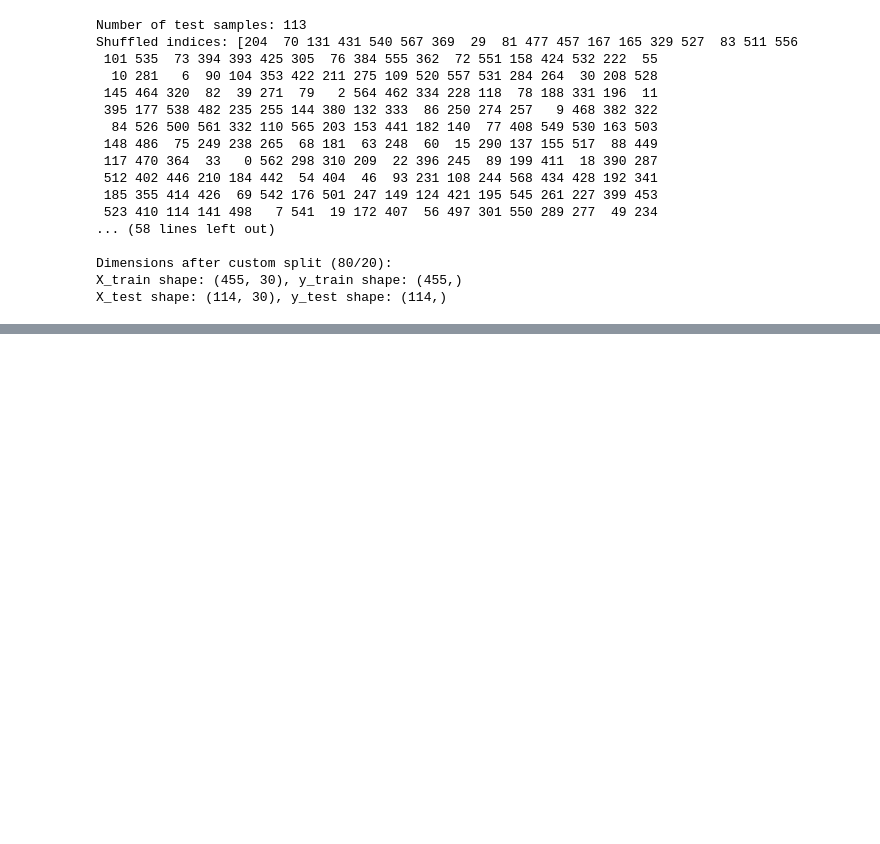
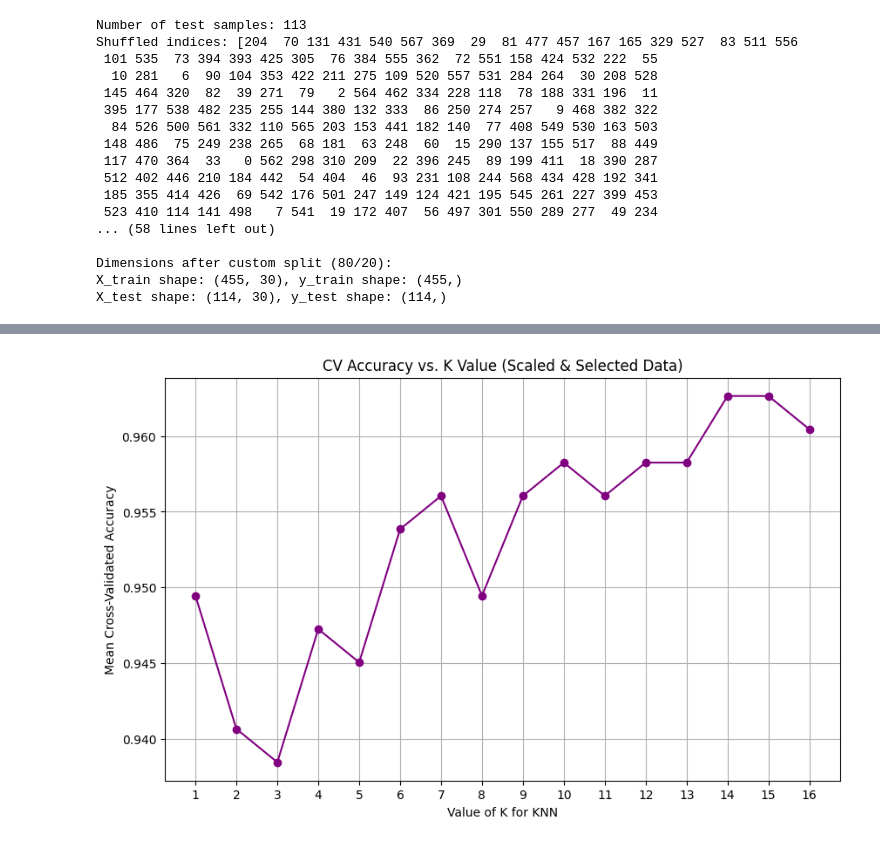
Before and after one commit to Fontiegow/UT-Master-of-AI, a Jupyter notebook: ML/HW/HW1/Q1/1_verbose.ipynb, the cells around one changed output, grey strips where cells are left out. Saved outputs shown, nothing was run; the diff lists cells and outputs as text; code cells hidden in the pictures; blank space fills up the shorter version.

```diff
--- a/ML/HW/HW1/Q1/1_verbose.ipynb
+++ b/ML/HW/HW1/Q1/1_verbose.ipynb
@@ -127,0 +447,96 @@ X_test shape: (114, 30), y_test shape: (114,)
+# %%
+# --- 1. Custom Correlation ---
+def custom_corr_matrix(X_data):
+    n_features = X_data.shape[1]
+    corr_matrix = np.zeros((n_features, n_features))
+
+    for i in range(n_features):
+        for j in range(n_features):
+            col_i = X_data[:, i]
+            col_j = X_data[:, j]
+
+            mean_i = np.mean(col_i)
+            mean_j = np.mean(col_j)
+            std_i = np.std(col_i)
+            std_j = np.std(col_j)
+
+            covariance = np.mean((col_i - mean_i) * (col_j - mean_j))
+
+            if std_i * std_j == 0:
+                rho = 0.0
+            else:
+                rho = covariance / (std_i * std_j)
+
+            corr_matrix[i, j] = rho
+            corr_matrix[j, i] = rho  # Symmetric matrix
+
+    return corr_matrix
+
+# --- 2. Feature Grouping and Selection ---
+mean_indices = list(range(10))
+se_indices = list(range(10, 20))
+worst_indices = list(range(20, 30))
+print("\nFeature Indices:")
+print(f"Mean Indices: {mean_indices}")
+print(f"SE Indices: {se_indices}")
+print(f"Worst Indices: {worst_indices}")
+
+X_train_mean = X_train[:, mean_indices]
+X_train_se = X_train[:, se_indices]
+X_train_worst = X_train[:, worst_indices]
+
+corr_mean = custom_corr_matrix(X_train_mean)
+corr_worst = custom_corr_matrix(X_train_worst)
+
+print("Correlation Matrix for MEAN features (First 5x5 Sub-matrix):")
+print(corr_mean[:5, :5].round(2))
+
+print("\nCorrelation Matrix for WORST features (First 5x5 Sub-matrix):")
+print(corr_worst[:5, :5].round(2))
+
+selected_indices_final = [0, 1, 4, 7, 10, 20, 27]
+print(f"\nNumber of selected features: {len(selected_indices_final)}")
+
+# Create reduced datasets
+X_train_selected = X_train[:, selected_indices_final]
+X_test_selected = X_test[:, selected_indices_final]
+print(f"Shape of X_train_selected: {X_train_selected.shape}")
+print(f"Shape of X_test_selected: {X_test_selected.shape}")
+
+# --- 3. Scaling and Grid Search on Selected Features ---
+
+scaler_selected = CustomStandardScaler()
+X_train_selected_scaled = scaler_selected.fit_transform(X_train_selected)
+X_test_selected_scaled = scaler_selected.transform(X_test_selected)
+print("\n--- Data Scaling on Selected Features Completed ---")
+print("\nFirst five rows of scaled selected training data:")
+print(X_train_selected_scaled[:5])
+
+k_range = list(range(1, 17))
+
+print("\nStarting custom Grid Search (5-Fold CV) for K on SCALED and SELECTED training data...")
+
+best_k_selected_scaled, best_score_selected_scaled, mean_scores_selected_scaled = custom_grid_search_cv(
+    X_train_selected_scaled, y_train, k_range, n_splits=5
+)
+
+print(f"\n--- Results for SCALED and SELECTED Data ---")
+print(f"Optimal K: {best_k_selected_scaled}")
+print(f"Best CV Accuracy Score: {best_score_selected_scaled:.4f}")
+
+# --- Plotting the CV scores vs K ---
+k_values_selected_scaled = list(mean_scores_selected_scaled.keys())
+scores_selected_scaled = list(mean_scores_selected_scaled.values())
+
+plt.figure(figsize=(10, 6))
+plt.plot(k_values_selected_scaled, scores_selected_scaled, marker='o', linestyle='-', color='purple')
+plt.title('CV Accuracy vs. K Value (Scaled & Selected Data)')
+plt.xlabel('Value of K for KNN')
+plt.ylabel('Mean Cross-Validated Accuracy')
+plt.xticks(k_values_selected_scaled)
+plt.grid(True)
+plt.show()
+
+# Storing results for final comparison
+results_selected_scaled = {'K': best_k_selected_scaled, 'CV_Accuracy': best_score_selected_scaled}
+# %% [output]
@@ -127,0 +560 @@ X_test shape: (114, 30), y_test shape: (114,)
+[figure, added]
```
Also changed, not shown: parts of 5 cells of this notebook, 1 other file.
